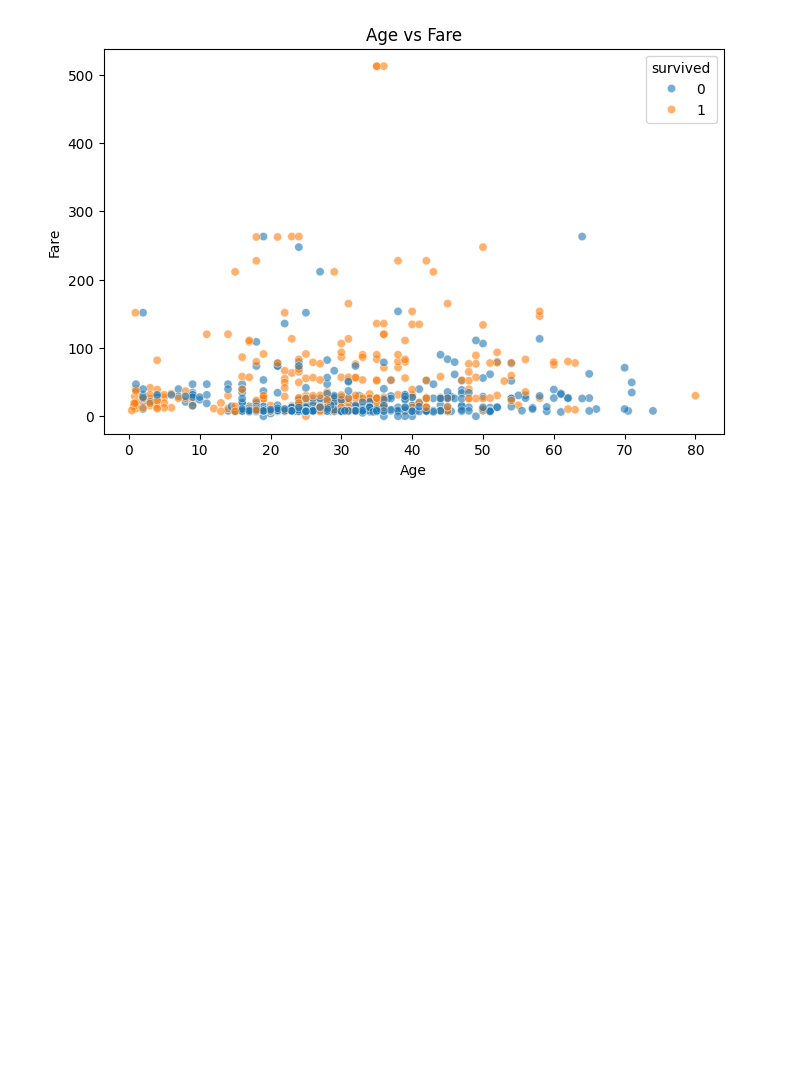
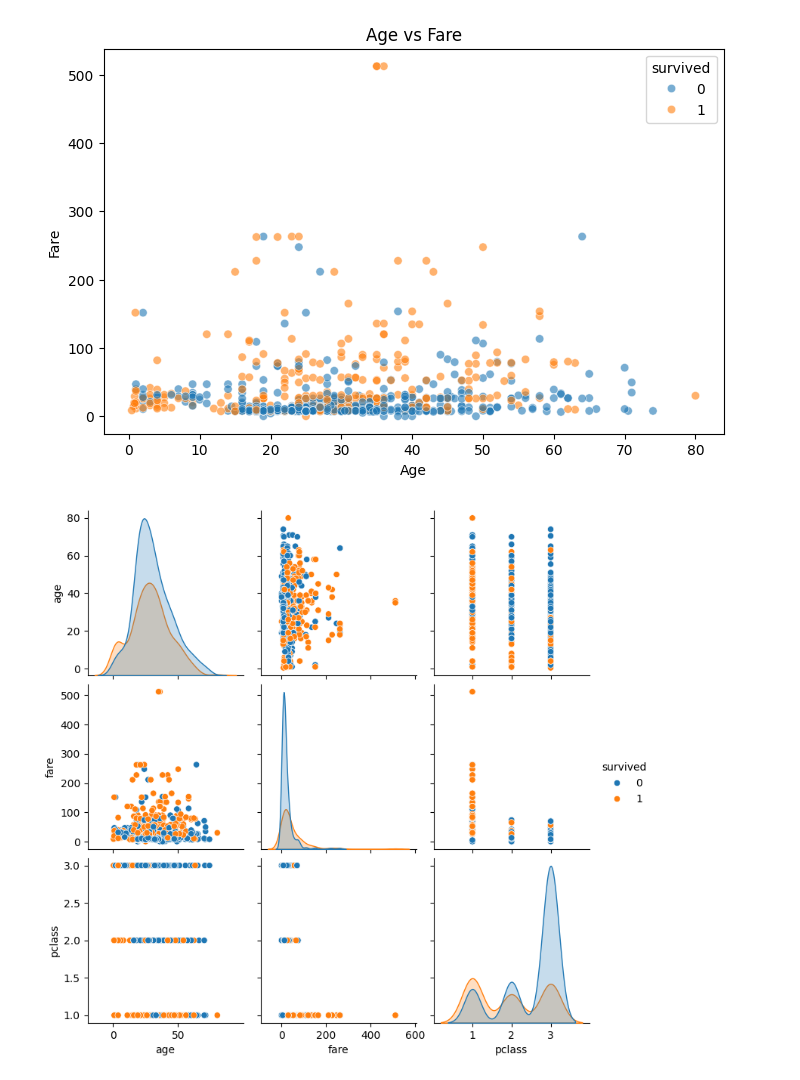
Before and after one commit to inctheflow/Jupyter-Notebook, a Jupyter notebook: seaborn.ipynb, the cells around one changed output. Drawn from its saved outputs; the diff is of its cells as text; code cells hidden in the pictures; blank space fills up the shorter version.

Commit message:
Add seaborn EDA visualization on titanic dataset

```diff
--- a/seaborn.ipynb
+++ b/seaborn.ipynb
@@ -91,3 +91,9 @@ plt.ylabel("Fare")
 plt.show()
 # %% [output]
 [figure]
+# %%
+sns.pairplot(df[['age', 'fare', 'pclass', 'survived']],
+             hue = 'survived', diag_kind = 'kde')
+plt.show()
+# %% [output]
+[figure, added]
```
